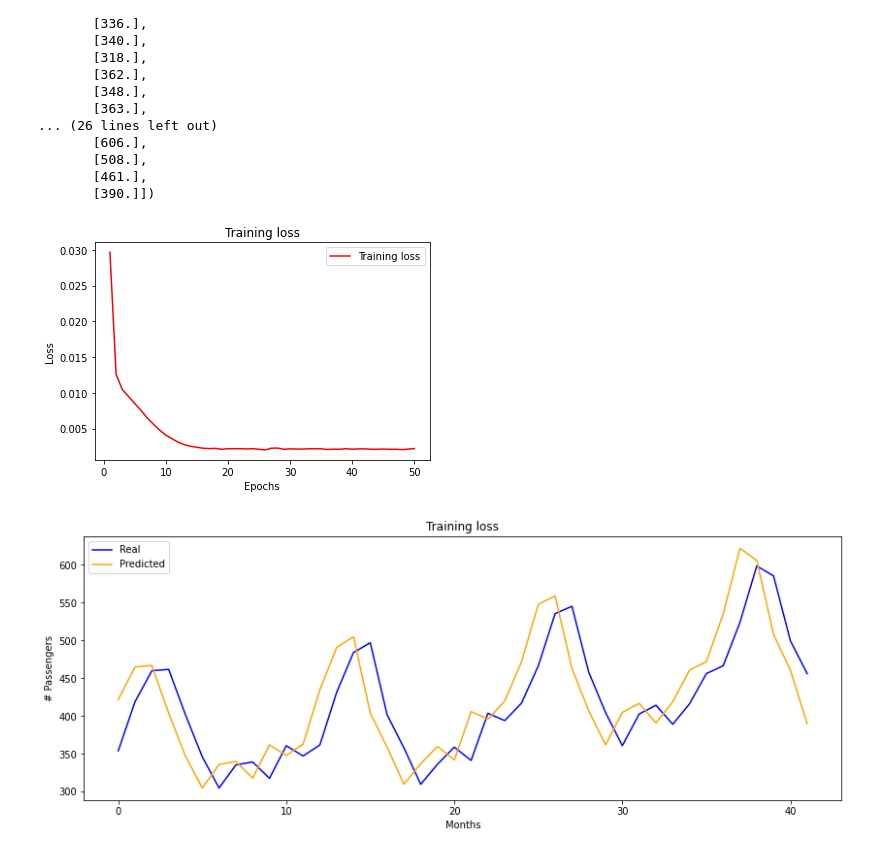
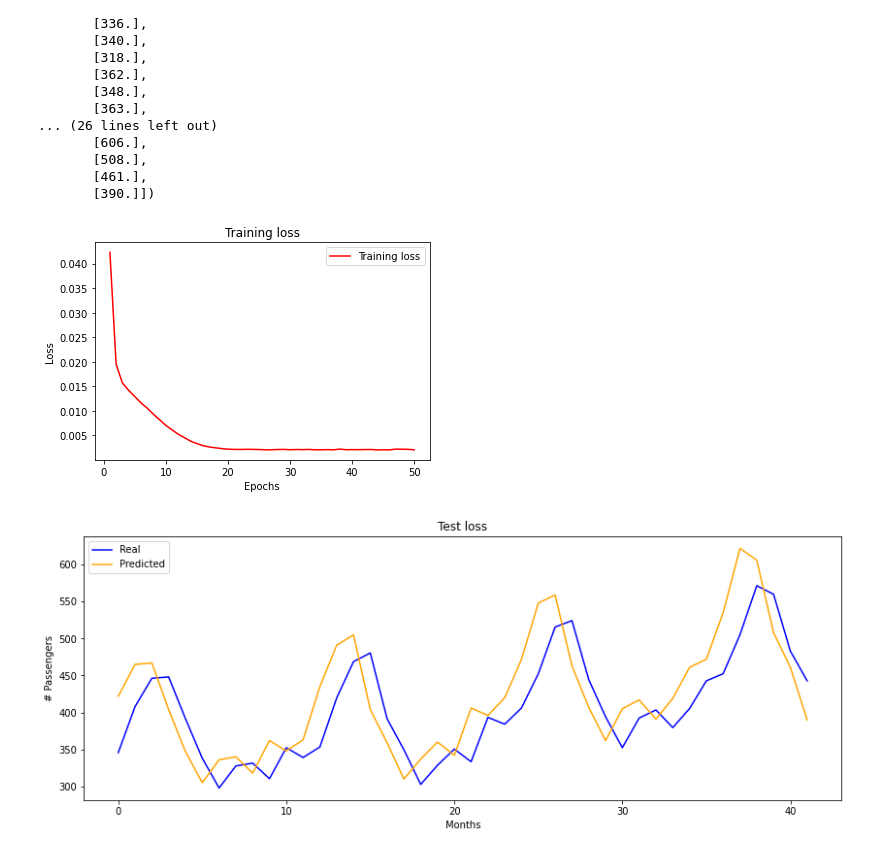
Before and after one commit to nghweigeok/tensorflow-course, a Jupyter notebook: 3_Regression_Long-Short-Term-Memory-Networks.ipynb, the cells around one changed output. Saved outputs shown, nothing was run; the diff lists cells and outputs as text; code cells hidden in the pictures.

```diff
--- a/3_Regression_Long-Short-Term-Memory-Networks.ipynb
+++ b/3_Regression_Long-Short-Term-Memory-Networks.ipynb
@@ -215,6 +218,6 @@ model.compile(loss='mean_squared_error', optimizer='adam')
 epochs = 50
 batch_size = 1
 
-history = model.fit(X_train, y_train, epochs=epochs, batch_size=1)
+history = model.fit(X_train, y_train, epochs=epochs, batch_size=batch_size)
 # %% [output]
 Epoch 1/50
@@ -298,17 +301,17 @@ plt.ylabel('Loss')
 plt.legend()
 plt.show()
 # %% [output]
-[figure, old version]
+[figure, new version]
 # %%
 # plot prediction compared with ground truth
 
 plt.figure(figsize=(14, 5))
 plt.plot(y_pred, color='blue', label='Real')
 plt.plot(y_test, color='orange', label='Predicted')
-plt.title('Training loss')
+plt.title('Test loss')
 plt.xlabel('Months')
 plt.ylabel('# Passengers')
 plt.legend()
 plt.show()
 # %% [output]
-[figure, old version]
+[figure, new version]
```
Also changed, not shown: parts of 4 cells of this notebook.
